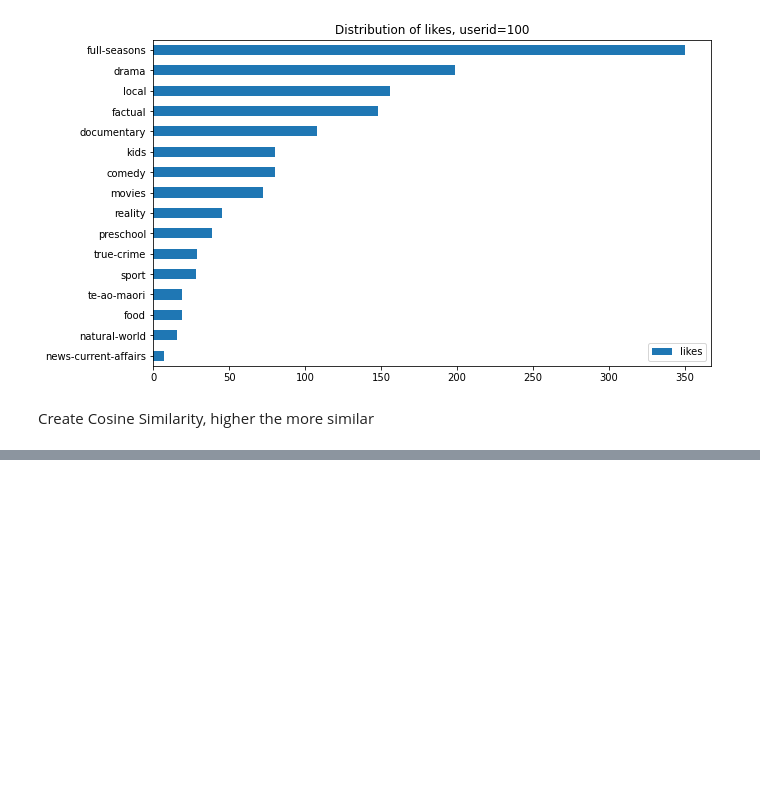
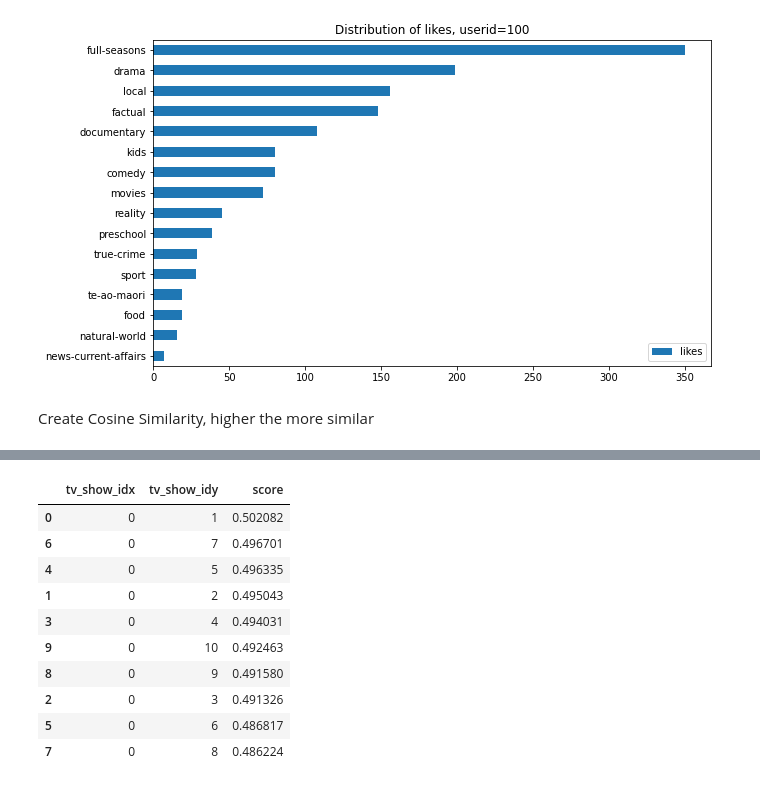
Before and after one commit to ciCciC/RecommendationSysTopicModel, a Jupyter notebook: notebooks/data_simulator.ipynb, the cells around one changed output, grey strips where cells are left out. Drawn from its saved outputs; the diff is of its cells as text; code cells hidden in the pictures; blank space fills up the shorter version.

```diff
--- a/notebooks/data_simulator.ipynb
+++ b/notebooks/data_simulator.ipynb
@@ -223,2 +223,16 @@ Wall time: 21min 33s
 # %%
 pd.DataFrame(to_store).to_csv('../data/recommendation_cosine_similarity.csv', index=False)
+# %%
+pd.read_csv('../data/recommendation_cosine_similarity.csv').head(10).sort_values(by='score', ascending=False)
+# %% [output]
+|  | tv_show_idx | tv_show_idy | score |
+| 0 | 0 | 1 | 0.502082 |
+| 6 | 0 | 7 | 0.496701 |
+| 4 | 0 | 5 | 0.496335 |
+| 1 | 0 | 2 | 0.495043 |
+| 3 | 0 | 4 | 0.494031 |
+| 9 | 0 | 10 | 0.492463 |
+| 8 | 0 | 9 | 0.491580 |
+| 2 | 0 | 3 | 0.491326 |
+| 5 | 0 | 6 | 0.486817 |
+| 7 | 0 | 8 | 0.486224 |
```
Also changed, not shown: parts of 5 cells of this notebook, 6 other files.
